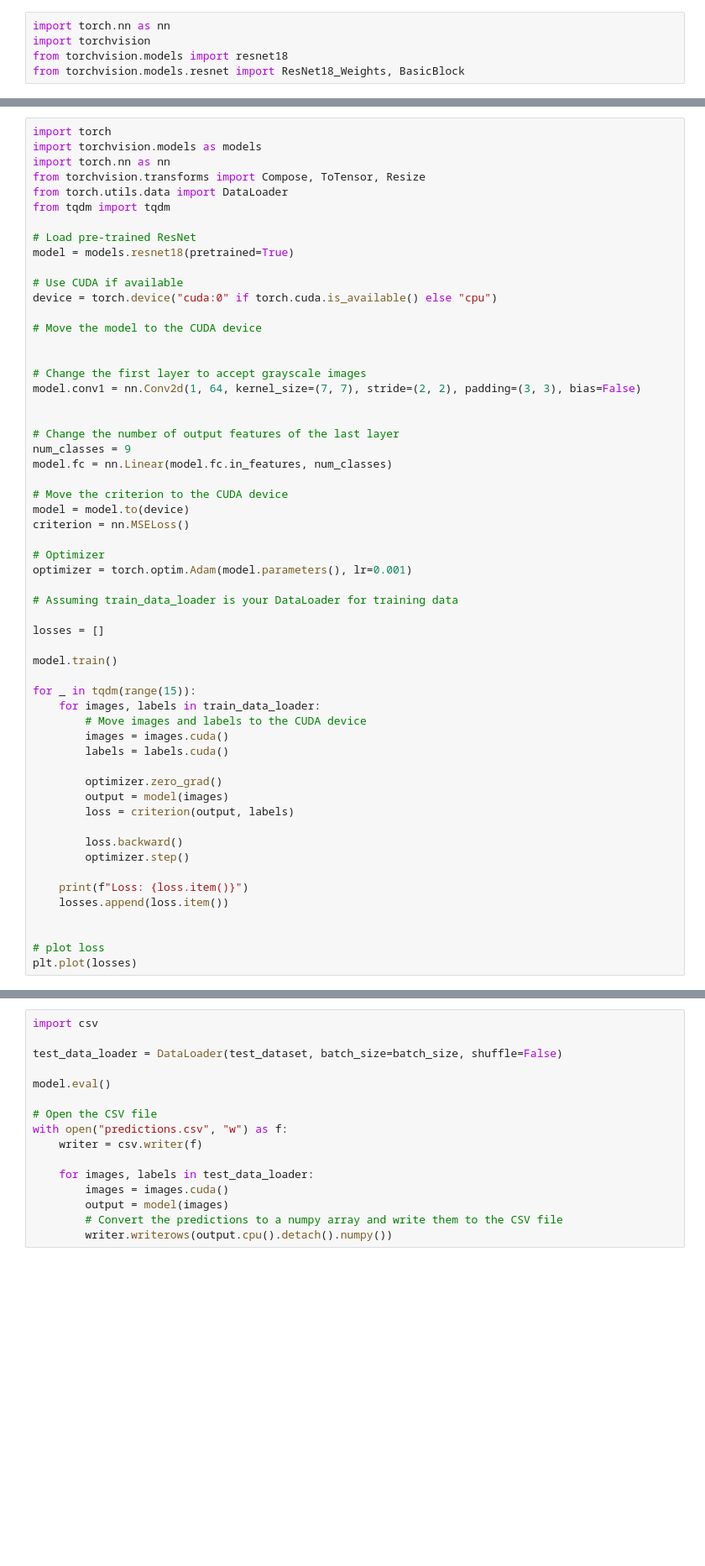
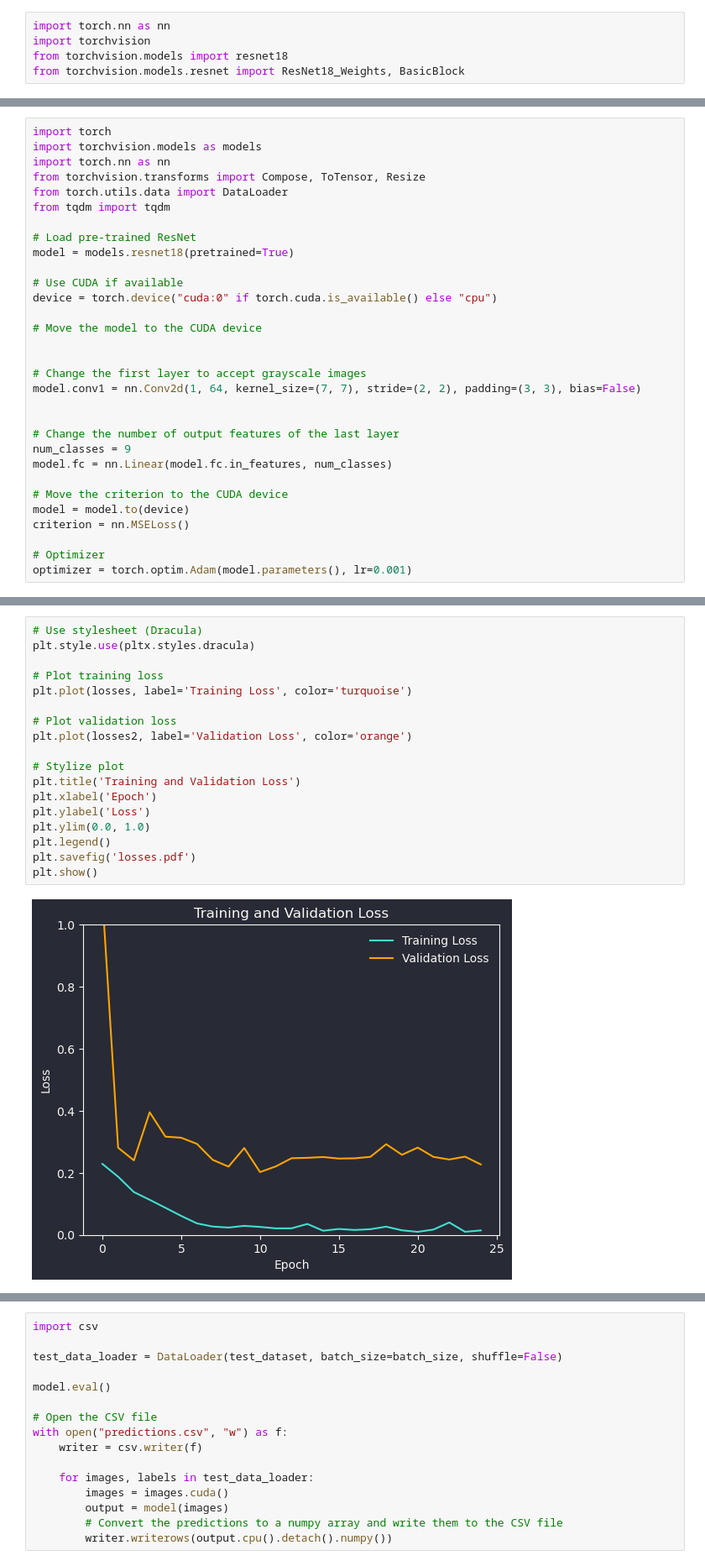
Before and after one commit to PipeCruz/CheXpert-Pathology-Predictor, a Jupyter notebook: cnn.ipynb, the cells around one changed output, grey strips where cells are left out. Shown at 84% size. Saved outputs shown, nothing was run; the diff lists cells and outputs as text; blank space fills up the shorter version.

Commit message:
save losses using matplotlib

```diff
--- a/cnn.ipynb
+++ b/cnn.ipynb
@@ -226,29 +264,3 @@ criterion = nn.MSELoss()
 
 # Optimizer
 optimizer = torch.optim.Adam(model.parameters(), lr=0.001)
-
-# Assuming train_data_loader is your DataLoader for training data
-
-losses = []
-
-model.train()
-
-for _ in tqdm(range(15)):
-    for images, labels in train_data_loader:
-        # Move images and labels to the CUDA device
-        images = images.cuda()
-        labels = labels.cuda()
-
-        optimizer.zero_grad()
-        output = model(images)
-        loss = criterion(output, labels)
-
-        loss.backward()
-        optimizer.step()
-
-    print(f"Loss: {loss.item()}")
-    losses.append(loss.item())
-
-
-# plot loss
-plt.plot(losses)
@@ -255 +306,21 @@ plt.plot(losses)
+# %%
+# Use stylesheet (Dracula)
+plt.style.use(pltx.styles.dracula)
+
+# Plot training loss
+plt.plot(losses, label='Training Loss', color='turquoise')
+
+# Plot validation loss
+plt.plot(losses2, label='Validation Loss', color='orange')
+
+# Stylize plot
+plt.title('Training and Validation Loss')
+plt.xlabel('Epoch')
+plt.ylabel('Loss')
+plt.ylim(0.0, 1.0)
+plt.legend()
+plt.savefig('losses.pdf')
+plt.show()
+# %% [output]
+[figure, added]
 # %%
```
Also changed, not shown: parts of 8 cells of this notebook.
